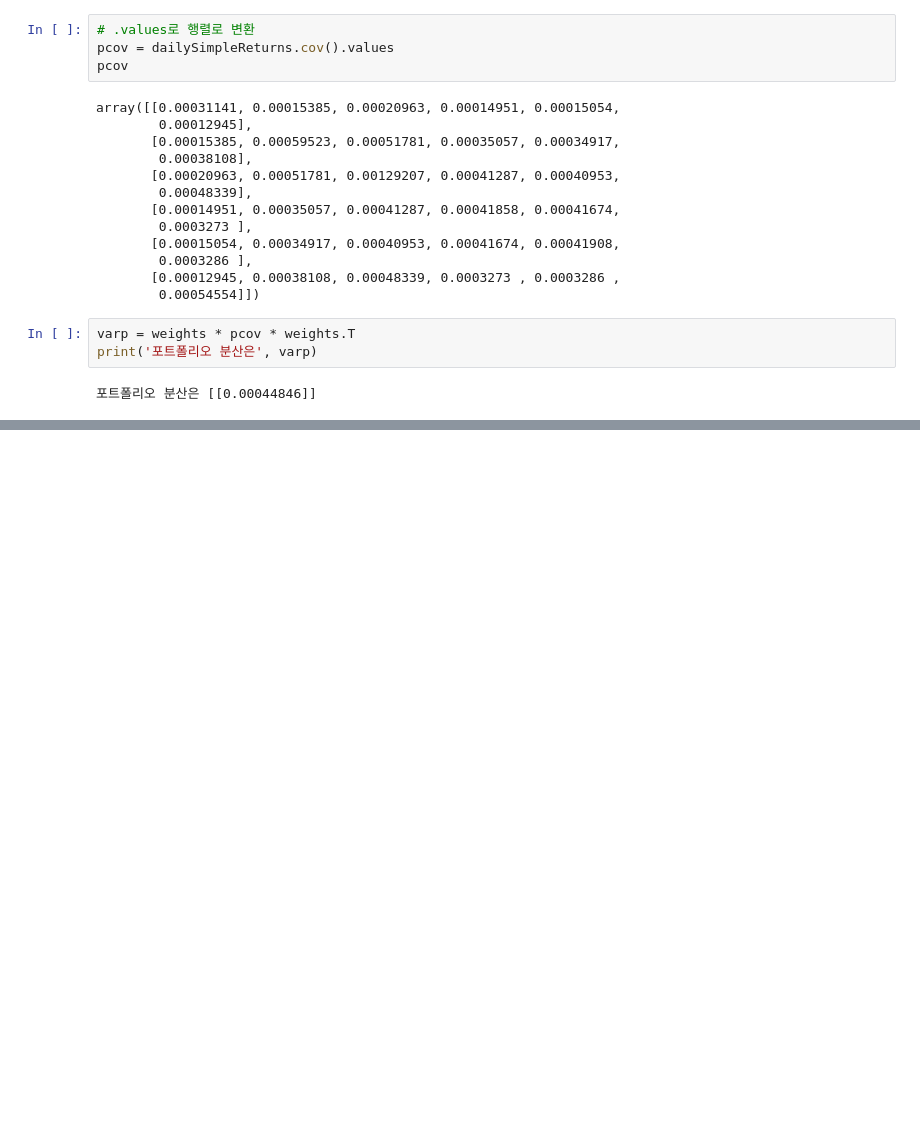
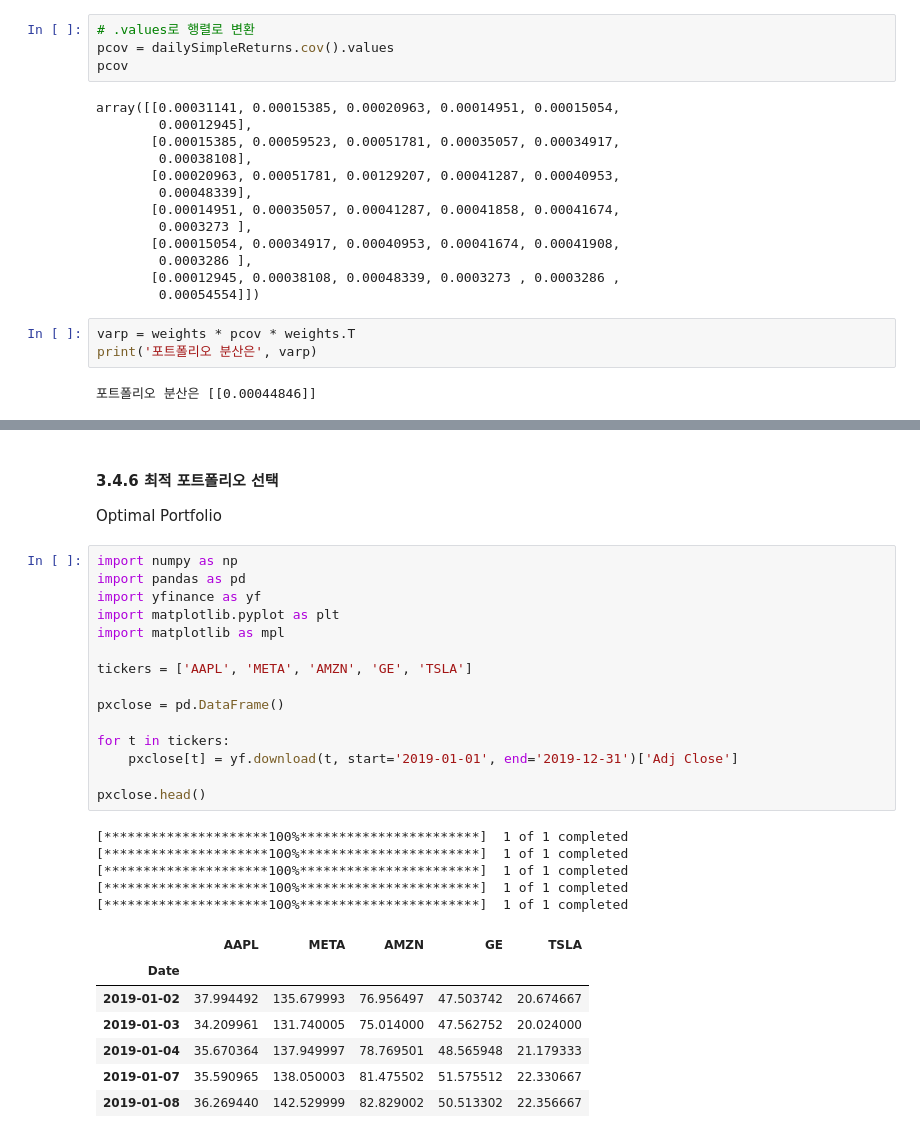
Before and after one commit to wolfinwallst/Financial_Engineering_and_Risk_Management, a Jupyter notebook: 파이썬으로 배우는 포트폴리오/#3.1 포트폴리오의 기대수익률과 위험.ipynb, the cells around one changed output, grey strips where cells are left out. Saved outputs shown, nothing was run; the diff lists cells and outputs as text; blank space fills up the shorter version.

```diff
--- a/파이썬으로 배우는 포트폴리오/#3.1 포트폴리오의 기대수익률과 위험.ipynb
+++ b/파이썬으로 배우는 포트폴리오/#3.1 포트폴리오의 기대수익률과 위험.ipynb
@@ -430,0 +438,32 @@ print('포트폴리오 분산은', varp)
+# %% [markdown]
+#### 3.4.6 최적 포트폴리오 선택
+
+Optimal Portfolio
+# %%
+import numpy as np
+import pandas as pd
+import yfinance as yf
+import matplotlib.pyplot as plt
+import matplotlib as mpl
+
+tickers = ['AAPL', 'META', 'AMZN', 'GE', 'TSLA']
+
+pxclose = pd.DataFrame()
+
+for t in tickers:
+    pxclose[t] = yf.download(t, start='2019-01-01', end='2019-12-31')['Adj Close']
+
+pxclose.head()
+# %% [output]
+[*********************100%***********************]  1 of 1 completed
+[*********************100%***********************]  1 of 1 completed
+[*********************100%***********************]  1 of 1 completed
+[*********************100%***********************]  1 of 1 completed
+[*********************100%***********************]  1 of 1 completed
+|  | AAPL | META | AMZN | GE | TSLA |
+| Date |  |  |  |  |  |
+| 2019-01-02 | 37.994492 | 135.679993 | 76.956497 | 47.503742 | 20.674667 |
+| 2019-01-03 | 34.209961 | 131.740005 | 75.014000 | 47.562752 | 20.024000 |
+| 2019-01-04 | 35.670364 | 137.949997 | 78.769501 | 48.565948 | 21.179333 |
+| 2019-01-07 | 35.590965 | 138.050003 | 81.475502 | 51.575512 | 22.330667 |
+| 2019-01-08 | 36.269440 | 142.529999 | 82.829002 | 50.513302 | 22.356667 |
```
Also changed, not shown: parts of 11 cells of this notebook.
